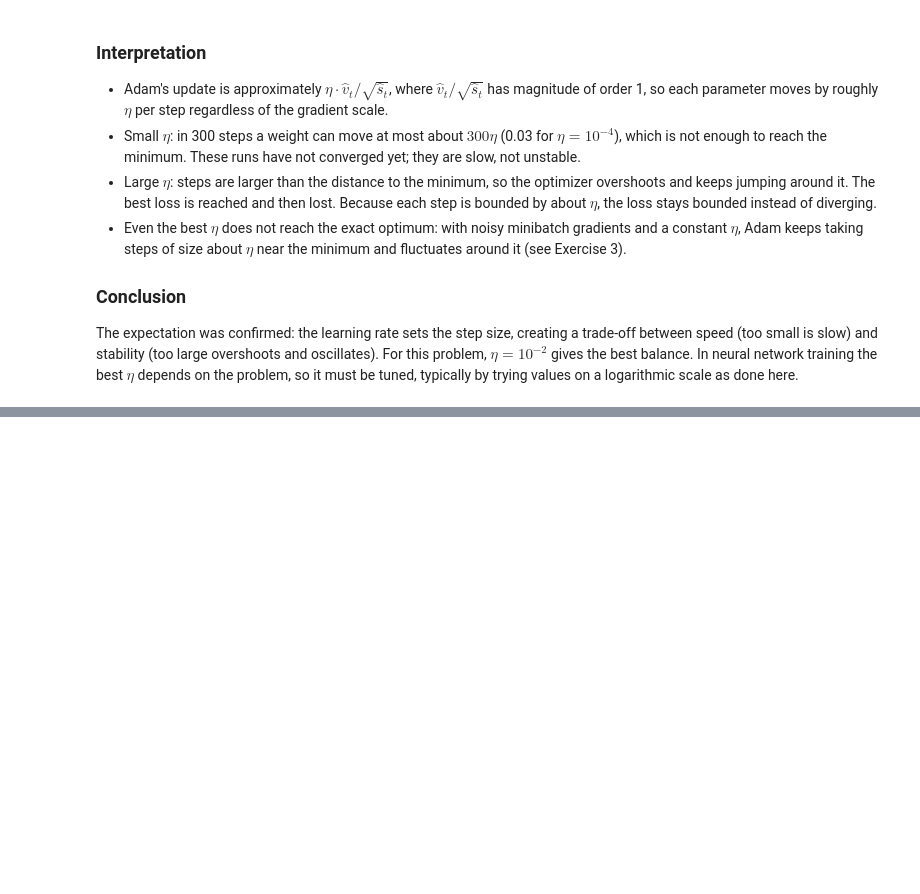
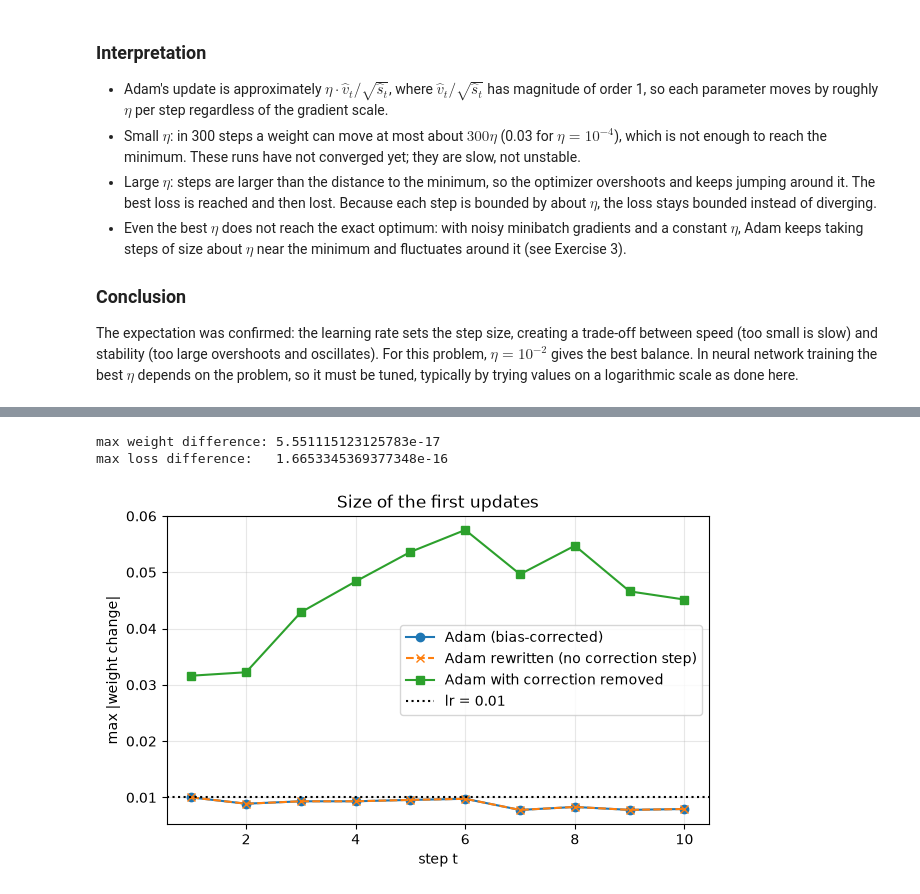
Before and after one commit to dmerchan01/ICOM6015-Notebook, a Jupyter notebook: adam-adaptive-moment-estimation/adam_exercises.ipynb, the cells around one changed output, grey strips where cells are left out. Saved outputs shown, nothing was run; the diff lists cells and outputs as text; code cells hidden in the pictures; blank space fills up the shorter version.

Commit message:
Exercise 2: derivation without bias correction

```diff
--- a/adam-adaptive-moment-estimation/adam_exercises.ipynb
+++ b/adam-adaptive-moment-estimation/adam_exercises.ipynb
@@ -310,0 +388,46 @@ The expectation was confirmed: the learning rate sets the step size, creating a
+# %%
+# verification: the rewritten version must give the same trajectory as Adam
+hist_a, params_a = train(adam, {"lr": 0.01})
+hist_b, params_b = train(adam_no_bc, {"lr": 0.01})
+print("max weight difference:", np.abs(params_a["w"] - params_b["w"]).max())
+print("max loss difference:  ", np.abs(hist_a - hist_b).max())
+# %% [output]
+max weight difference: 5.551115123125783e-17
+max loss difference:   1.6653345369377348e-16
+# %%
+def first_step_sizes(optimizer, lr=0.01, n_steps=10, seed=SEED):
+    """Largest weight change in each of the first optimizer steps.
+    Args:
+        optimizer: update function (adam, adam_no_bc, adam_raw).
+        lr: learning rate.
+        n_steps: number of steps to measure.
+        seed: random seed (same init and minibatch order as train()).
+    Returns:
+        Array with max |w_t - w_{t-1}| for t = 1..n_steps.
+    """
+    rng = np.random.default_rng(seed)
+    params = {"w": rng.normal(0, 0.01, (X.shape[1], 1)), "b": np.zeros((1, 1))}
+    states = init_states(params)
+    idx = rng.permutation(len(X))
+    sizes = []
+    for t in range(1, n_steps + 1):
+        batch = idx[(t - 1) * 10: t * 10]
+        w_old = params["w"].copy()
+        optimizer(params, gradients(X[batch], y[batch], params["w"], params["b"]), states, t, lr=lr)
+        sizes.append(np.abs(params["w"] - w_old).max())
+    return np.array(sizes)
+
+# step sizes with and without bias correction (lr = 0.01)
+steps = np.arange(1, 11)
+fig, ax = plt.subplots(figsize=(7, 4))
+ax.plot(steps, first_step_sizes(adam), "o-", label="Adam (bias-corrected)")
+ax.plot(steps, first_step_sizes(adam_no_bc), "x--", label="Adam rewritten (no correction step)")
+ax.plot(steps, first_step_sizes(adam_raw), "s-", label="Adam with correction removed")
+ax.axhline(0.01, color="k", ls=":", label="lr = 0.01")
+ax.set_xlabel("step t"); ax.set_ylabel("max |weight change|")
+ax.set_title("Size of the first updates")
+ax.legend(); ax.grid(alpha=0.3)
+fig.savefig(FIG_DIR / "ex2_first_steps.png", dpi=150, bbox_inches="tight")
+plt.show()
+# %% [output]
+[figure, added]
```
Also changed, not shown: parts of 3 cells of this notebook, 1 other file.
